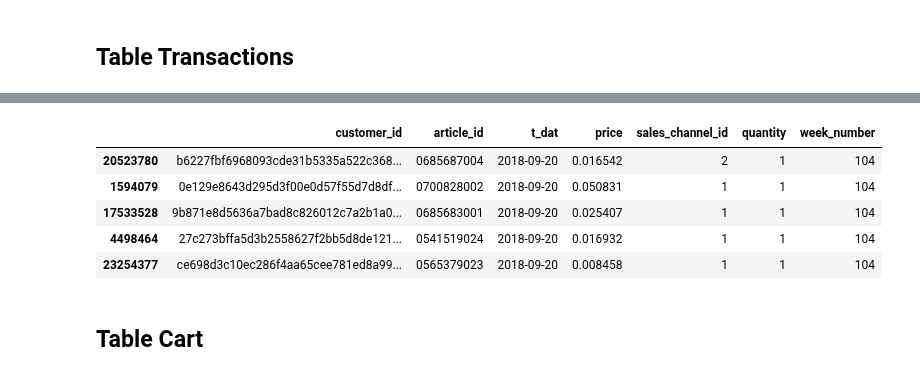
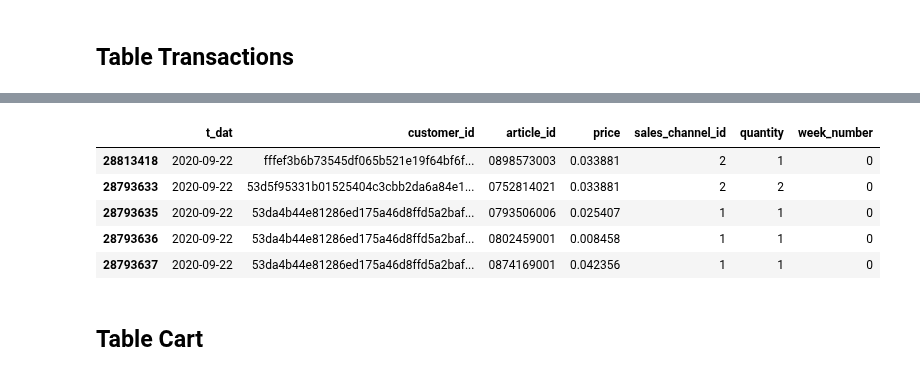
Before and after one commit to treb93/pyhm, a Jupyter notebook: 1-2. prepare_dataset.ipynb, the cells around one changed output, grey strips where cells are left out. Cells and saved outputs as stored; diff of their text form; code cells hidden in the pictures.

```diff
--- a/prepare_dataset.ipynb
+++ b/1-2. prepare_dataset.ipynb
@@ -31,16 +24,22 @@ transactions = transactions.sort_values('t_dat')
 # Ajout de la notion de n° de semaine
 last_day = transactions['t_dat'].max()
 transactions['week_number'] = (last_day - transactions['t_dat']).dt.days // 7
+# %%
+transactions = pd.read_pickle('pickles/transactions_with_week_number.pkl')
+# %%
+# Typage des valeurs
+transactions[['sales_channel_id', 'quantity', 'week_number']] = transactions[['sales_channel_id', 'quantity', 'week_number']].astype('int16')
+transactions['price'] = transactions['price'].astype('float32')
 # %%
-transactions.to_pickle('pickles/transactions_with_week_number.pkl')
+transactions.to_pickle('pickles/transactions_clean.pkl')
 transactions.head()
 # %% [output]
-|  | customer_id | article_id | t_dat | price | sales_channel_id | quantity | week_number |
-| 20523780 | b6227fbf6968093cde31b5335a522c368... | 0685687004 | 2018-09-20 | 0.016542 | 2 | 1 | 104 |
-| 1594079 | 0e129e8643d295d3f00e0d57f55d7d8df... | 0700828002 | 2018-09-20 | 0.050831 | 1 | 1 | 104 |
-| 17533528 | 9b871e8d5636a7bad8c826012c7a2b1a0... | 0685683001 | 2018-09-20 | 0.025407 | 1 | 1 | 104 |
-| 4498464 | 27c273bffa5d3b2558627f2bb5d8de121... | 0541519024 | 2018-09-20 | 0.016932 | 1 | 1 | 104 |
-| 23254377 | ce698d3c10ec286f4aa65cee781ed8a99... | 0565379023 | 2018-09-20 | 0.008458 | 1 | 1 | 104 |
+|  | t_dat | customer_id | article_id | price | sales_channel_id | quantity | week_number |
+| 28813418 | 2020-09-22 | fffef3b6b73545df065b521e19f64bf6f... | 0898573003 | 0.033881 | 2 | 1 | 0 |
+| 28793633 | 2020-09-22 | 53d5f95331b01525404c3cbb2da6a84e1... | 0752814021 | 0.033881 | 2 | 2 | 0 |
+| 28793635 | 2020-09-22 | 53da4b44e81286ed175a46d8ffd5a2baf... | 0793506006 | 0.025407 | 1 | 1 | 0 |
+| 28793636 | 2020-09-22 | 53da4b44e81286ed175a46d8ffd5a2baf... | 0802459001 | 0.008458 | 1 | 1 | 0 |
+| 28793637 | 2020-09-22 | 53da4b44e81286ed175a46d8ffd5a2baf... | 0874169001 | 0.042356 | 1 | 1 | 0 |
 # %% [markdown]
 ## Table Cart
 # %%
```
Also changed, not shown: parts of 35 cells of this notebook, 5 other files.
